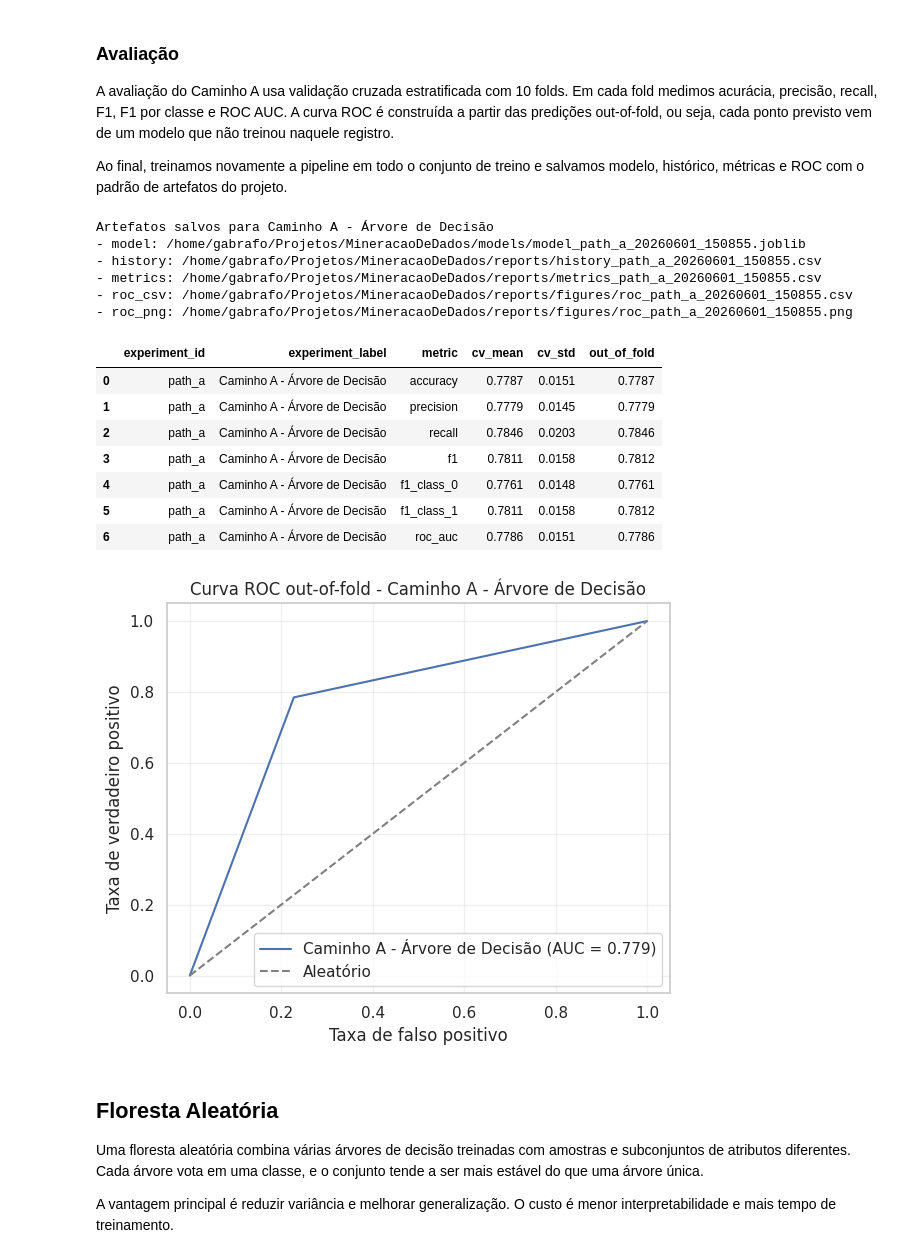
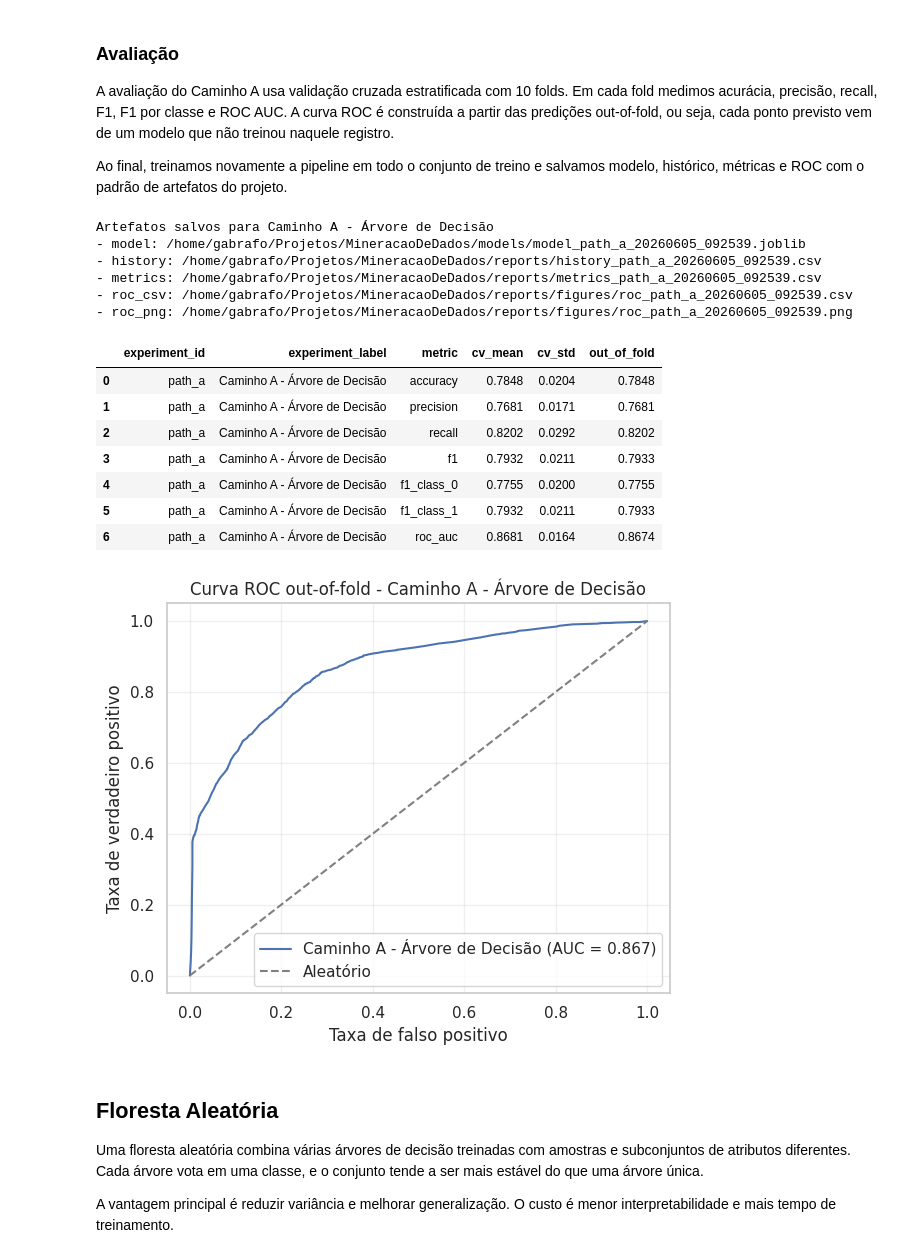
Before and after one commit to gabrafo/MineracaoDeDados, a Jupyter notebook: notebooks/notebook.ipynb, the cells around one changed output. Cells and saved outputs as stored; diff of their text form; code cells hidden in the pictures.

Commit message:
feat: adds optuna hyperparameter tuning + changes homeplanet fallback rule

```diff
--- a/notebooks/notebook.ipynb
+++ b/notebooks/notebook.ipynb
@@ -516,17 +496,22 @@ def build_artifact_files(experiment_id, timestamp=None):
         "metrics": REPORTS_DIR / f"metrics_{experiment_slug}_{timestamp}.csv",
         "roc_csv": FIGURES_DIR / f"roc_{experiment_slug}_{timestamp}.csv",
         "roc_png": FIGURES_DIR / f"roc_{experiment_slug}_{timestamp}.png",
+        "params": MODELS_DIR / f"params_{experiment_slug}.json",
     }
 
 
-def save_experiment_artifacts(fitted_pipeline, history_df, metrics_df, roc_df, roc_fig, artifact_files):
-    """Salva modelo, histórico, métricas e curva ROC com a mesma convenção."""
+def save_experiment_artifacts(fitted_pipeline, history_df, metrics_df, roc_df, roc_fig, artifact_files, best_params=None):
+    """Salva modelo, parâmetros, histórico, métricas e curva ROC."""
     dump(fitted_pipeline, artifact_files["model"])
     history_df.to_csv(artifact_files["history"], index=False)
     metrics_df.to_csv(artifact_files["metrics"], index=False)
     roc_df.to_csv(artifact_files["roc_csv"], index=False)
     roc_fig.savefig(artifact_files["roc_png"], dpi=160, bbox_inches="tight")
 
+    if best_params:
+        with open(artifact_files["params"], "w") as f:
+            json.dump(best_params, f, indent=4)
+
 
 cv = StratifiedKFold(n_splits=10, shuffle=True, random_state=42)
 metric_cols = ["accuracy", "precision", "recall", "f1", "f1_class_0", "f1_class_1", "roc_auc"]
@@ -575,0 +536,35 @@ Pipeline(steps=[('preprocess',
+# %%
+experiment_id = "path_a"
+params_path = MODELS_DIR / f"params_{experiment_id}.json"
+
+# Carrega parâmetros se o artefato existir, ou roda o Optuna
+if params_path.exists():
+    with open(params_path, "r") as f:
+        best_params = json.load(f)
+else:
+    def objective(trial):
+        params = {
+            "max_depth": trial.suggest_int("max_depth", 3, 20),
+            "min_samples_split": trial.suggest_int("min_samples_split", 2, 50)
+        }
+        # Instancia o modelo com os parâmetros sugeridos
+        model = DecisionTreeClassifier(random_state=42, **params)
+        pipeline = make_model_pipeline(model)
+
+        # Avalia e retorna a métrica alvo
+        return cross_val_score(pipeline, X, y, cv=cv, scoring="roc_auc", n_jobs=-1).mean()
+
+    study = optuna.create_study(direction="maximize")
+    study.optimize(objective, n_trials=30)
+    best_params = study.best_params
+
+    print("Melhores parâmetros encontrados pelo Optuna:")
+    for param, value in best_params.items():
+        print(f"  {param}: {value}")
+
+# Constrói a pipeline final usando os melhores parâmetros (desempacotando o dicionário)
+final_model = DecisionTreeClassifier(random_state=42, **best_params)
+path_a_pipeline = make_model_pipeline(final_model)
+
+print("Pipeline do caminho A")
+path_a_pipeline
@@ -698,46 +712,47 @@ path_a_artifacts = build_artifact_files(experiment_id)
 save_experiment_artifacts(
     fitted_pipeline=path_a_final_pipeline,
     history_df=path_a_history,
     metrics_df=path_a_metrics,
     roc_df=path_a_roc,
     roc_fig=path_a_fig,
     artifact_files=path_a_artifacts,
+    best_params=best_params,
 )
 
 path_a_results = {
     "experiment_id": experiment_id,
     "experiment_label": experiment_label,
     "pipeline": path_a_final_pipeline,
     "history": path_a_history,
     "metrics": path_a_metrics,
     "roc": path_a_roc,
     "artifact_files": path_a_artifacts,
     "oof_pred": path_a_oof_pred.astype(int),
     "oof_score": path_a_oof_score.astype(float),
 }
 
 print(f"Artefatos salvos para {experiment_label}")
 for key in ["model", "history", "metrics", "roc_csv", "roc_png"]:
     print(f"- {key}: {path_a_artifacts[key]}")
 
 display(path_a_metrics.round(4))
 plt.show()
 # %% [output]
 Artefatos salvos para Caminho A - Árvore de Decisão
-- model: /home/gabrafo/Projetos/MineracaoDeDados/models/model_path_a_20260601_150855.joblib
-- history: /home/gabrafo/Projetos/MineracaoDeDados/reports/history_path_a_20260601_150855.csv
-- metrics: /home/gabrafo/Projetos/MineracaoDeDados/reports/metrics_path_a_20260601_150855.csv
-- roc_csv: /home/gabrafo/Projetos/MineracaoDeDados/reports/figures/roc_path_a_20260601_150855.csv
-- roc_png: /home/gabrafo/Projetos/MineracaoDeDados/reports/figures/roc_path_a_20260601_150855.png
+- model: /home/gabrafo/Projetos/MineracaoDeDados/models/model_path_a_20260605_092539.joblib
+- history: /home/gabrafo/Projetos/MineracaoDeDados/reports/history_path_a_20260605_092539.csv
+- metrics: /home/gabrafo/Projetos/MineracaoDeDados/reports/metrics_path_a_20260605_092539.csv
+- roc_csv: /home/gabrafo/Projetos/MineracaoDeDados/reports/figures/roc_path_a_20260605_092539.csv
+- roc_png: /home/gabrafo/Projetos/MineracaoDeDados/reports/figures/roc_path_a_20260605_092539.png
 |  | experiment_id | experiment_label | metric | cv_mean | cv_std | out_of_fold |
-| 0 | path_a | Caminho A - Árvore de Decisão | accuracy | 0.7787 | 0.0151 | 0.7787 |
-| 1 | path_a | Caminho A - Árvore de Decisão | precision | 0.7779 | 0.0145 | 0.7779 |
-| 2 | path_a | Caminho A - Árvore de Decisão | recall | 0.7846 | 0.0203 | 0.7846 |
-| 3 | path_a | Caminho A - Árvore de Decisão | f1 | 0.7811 | 0.0158 | 0.7812 |
-| 4 | path_a | Caminho A - Árvore de Decisão | f1_class_0 | 0.7761 | 0.0148 | 0.7761 |
-| 5 | path_a | Caminho A - Árvore de Decisão | f1_class_1 | 0.7811 | 0.0158 | 0.7812 |
-| 6 | path_a | Caminho A - Árvore de Decisão | roc_auc | 0.7786 | 0.0151 | 0.7786 |
+| 0 | path_a | Caminho A - Árvore de Decisão | accuracy | 0.7848 | 0.0204 | 0.7848 |
+| 1 | path_a | Caminho A - Árvore de Decisão | precision | 0.7681 | 0.0171 | 0.7681 |
+| 2 | path_a | Caminho A - Árvore de Decisão | recall | 0.8202 | 0.0292 | 0.8202 |
+| 3 | path_a | Caminho A - Árvore de Decisão | f1 | 0.7932 | 0.0211 | 0.7933 |
+| 4 | path_a | Caminho A - Árvore de Decisão | f1_class_0 | 0.7755 | 0.0200 | 0.7755 |
+| 5 | path_a | Caminho A - Árvore de Decisão | f1_class_1 | 0.7932 | 0.0211 | 0.7933 |
+| 6 | path_a | Caminho A - Árvore de Decisão | roc_auc | 0.8681 | 0.0164 | 0.8674 |
-[figure, old version]
+[figure, new version]
 # %% [markdown]
 ## Floresta Aleatória
 
```
Also changed, not shown: parts of 24 cells of this notebook.
